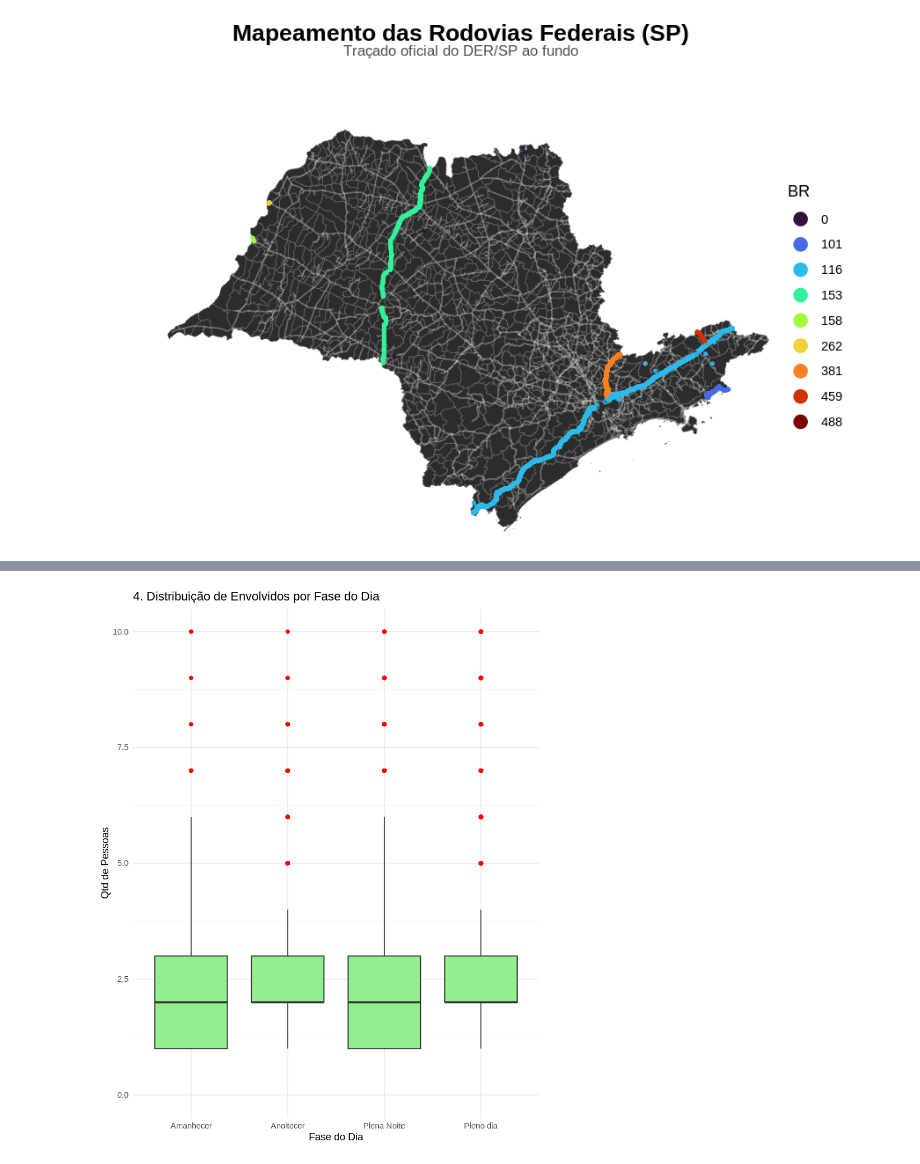
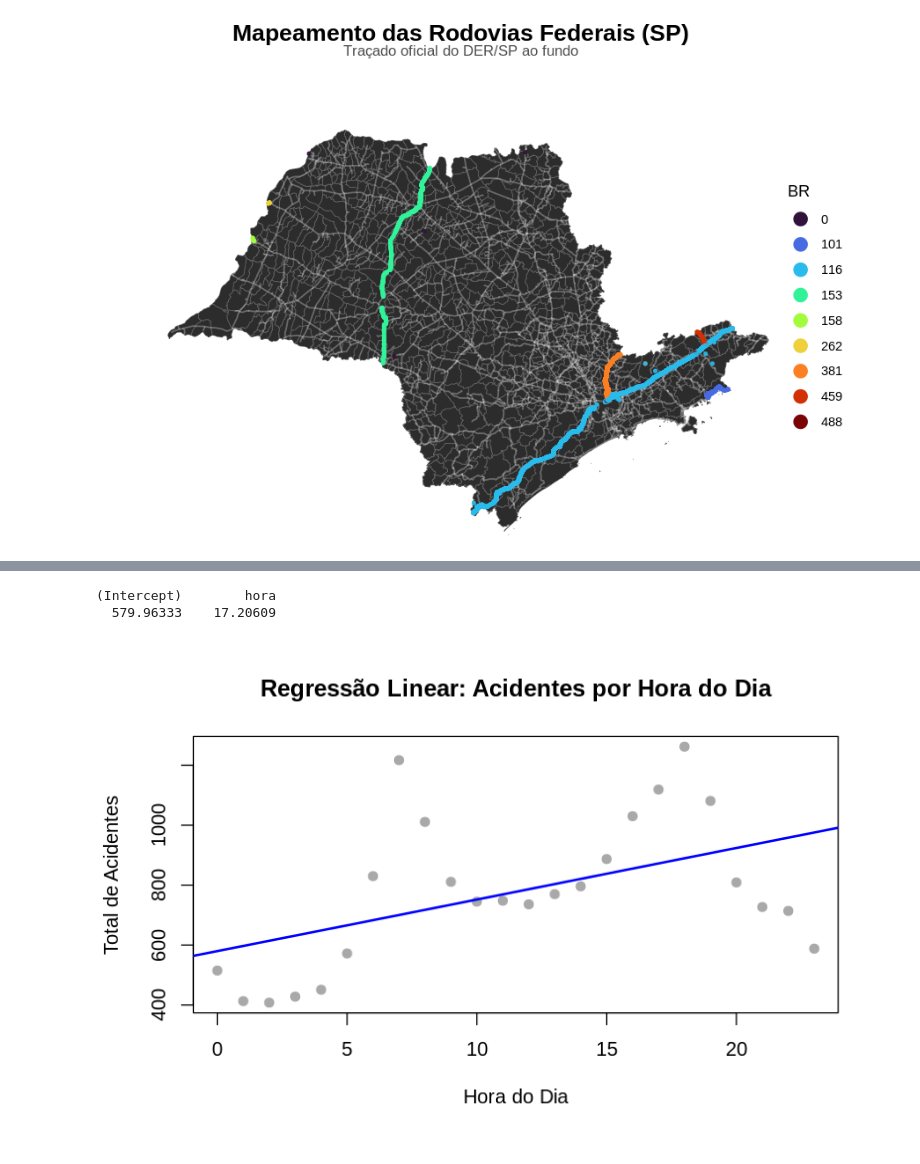
Before and after one commit to RCDS13/PI-JP-4SEM, a Jupyter notebook: analise-estatistica-transito.ipynb, the cells around one changed output, grey strips where cells are left out. Drawn from its saved outputs; the diff is of its cells as text; code cells hidden in the pictures.

```diff
--- a/analise-estatistica-transito.ipynb
+++ b/analise-estatistica-transito.ipynb
@@ -447,6 +509,36 @@ print(horario_pico)
-# %%
-%%R -w 800 -h 1000 -r 120
-
-print(fase_dia)
-# %% [output]
-[figure, removed]
+# %%
+%%R -w 800 -h 500 -r 120
+
+library(tidyverse) # Garante que o tidyverse esteja carregado para %>% e read_rds
+
+# Ensure df_tratado is loaded
+df_tratado <- read_rds("/content/drive/MyDrive/PI_JP/base_prf_sp_tratada.rds")
+
+# Prepare data for correlation: accidents count per hour
+df_hora_dia <- df_tratado %>%
+  mutate(hora = as.integer(substr(horario, 1, 2))) %>%
+  filter(!is.na(hora)) %>%
+  count(hora, name = "total_acidentes")
+
+# Define x and y for the model
+x_data <- df_hora_dia$hora
+y_data <- df_hora_dia$total_acidentes
+
+modelo <- lm(
+  formula = total_acidentes ~ hora,
+  data = df_hora_dia,
+  na.action = na.omit
+)
+
+# Plot the data and the regression line
+# Corrected plot to have 'hora' on x-axis and 'total_acidentes' on y-axis
+plot(x_data, y_data, pch = 19, col = "darkgray",
+     xlab = "Hora do Dia", ylab = "Total de Acidentes",
+     main = "Regressão Linear: Acidentes por Hora do Dia")
+abline(modelo, col = "blue", lwd = 2)
+
+coef(modelo)
+# %% [output]
+(Intercept)        hora
+  579.96333    17.20609
+[figure, added]
```
Also changed, not shown: parts of 13 cells of this notebook.
